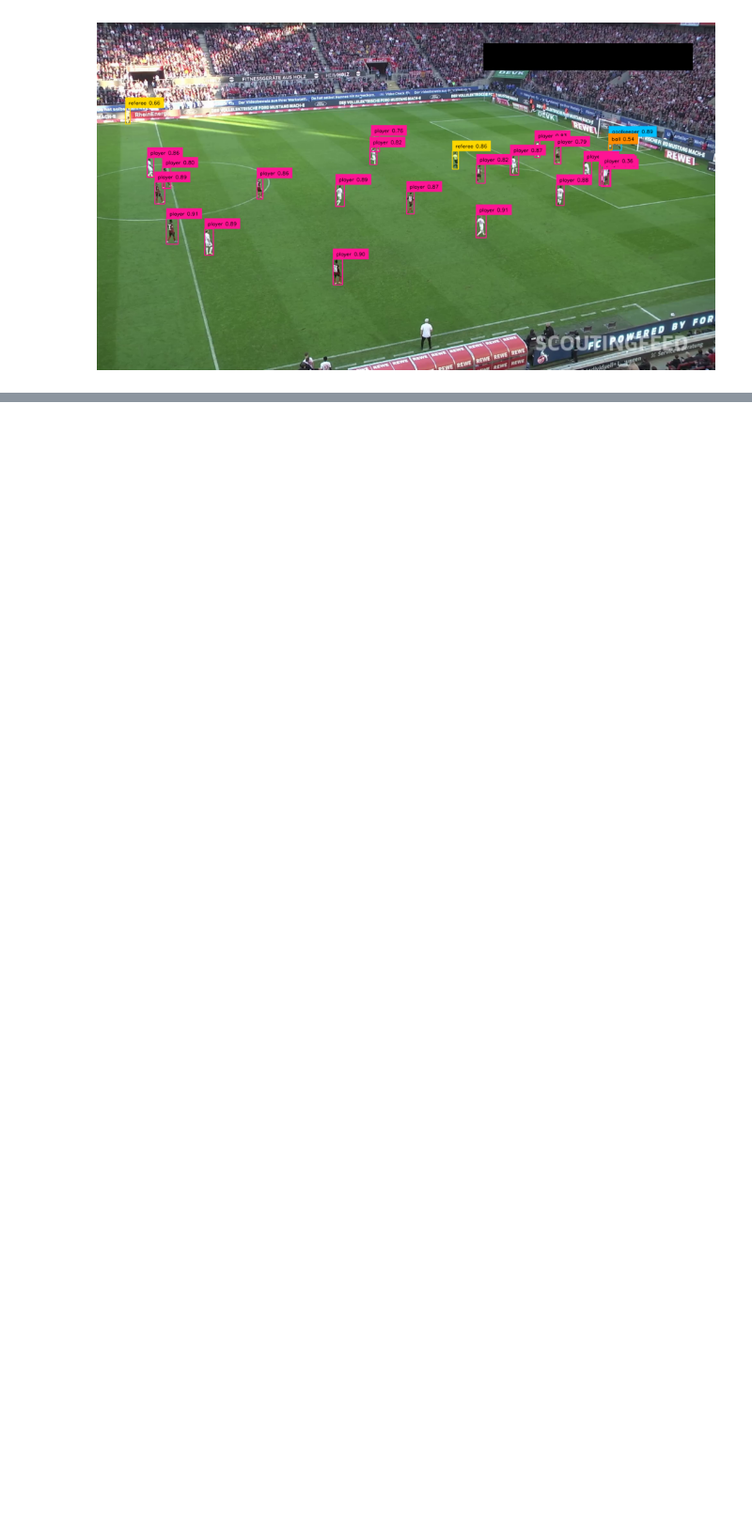
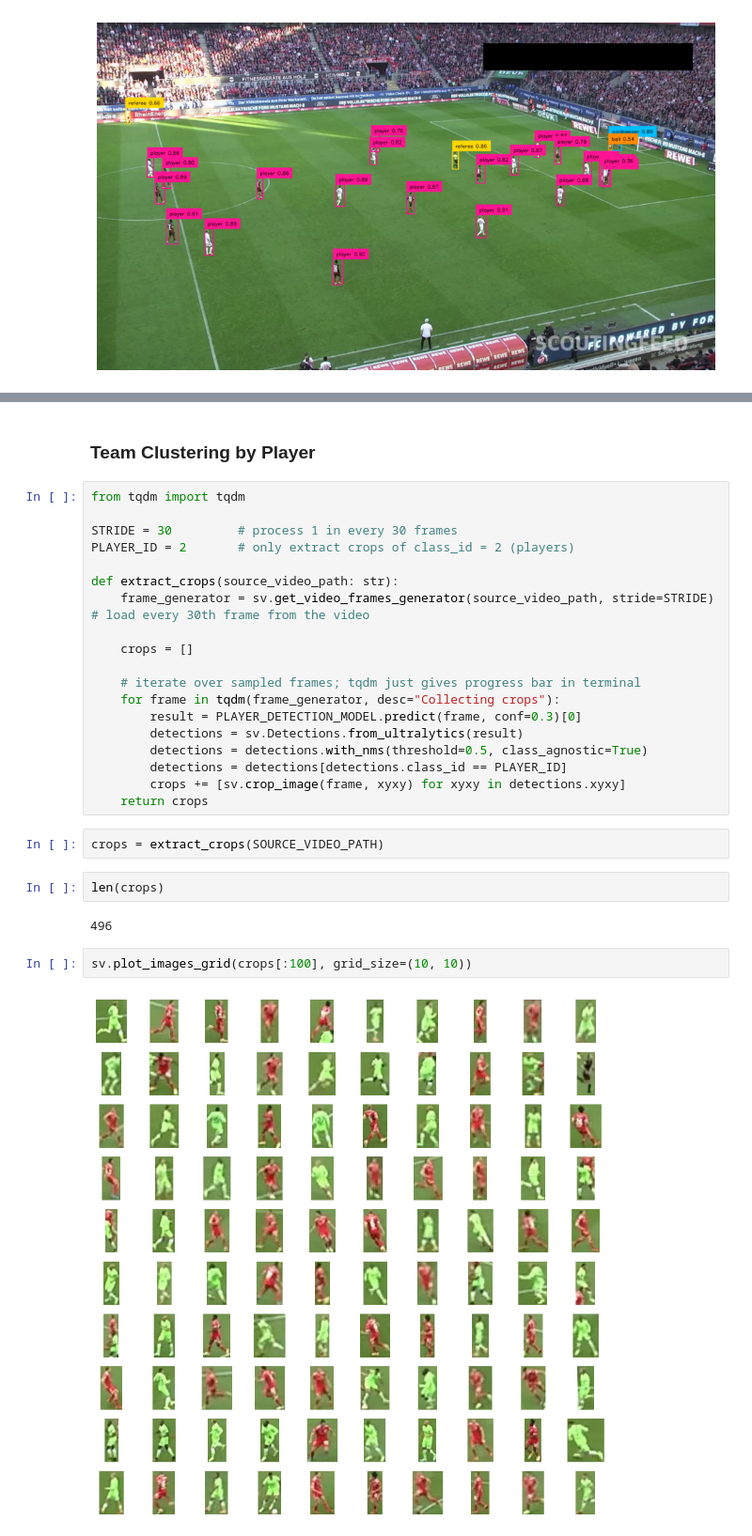
Before and after one commit to granthohol/soccer-cv, a Jupyter notebook: src/main.ipynb, the cells around one changed output, grey strips where cells are left out. Shown at 94% size. Drawn from its saved outputs; the diff is of its cells as text; blank space fills up the shorter version.

```diff
--- a/src/main.ipynb
+++ b/src/main.ipynb
@@ -49,0 +161,31 @@ sv.plot_image(annotated_frame)
+# %% [markdown]
+### Team Clustering by Player
+# %%
+from tqdm import tqdm
+
+STRIDE = 30         # process 1 in every 30 frames
+PLAYER_ID = 2       # only extract crops of class_id = 2 (players)
+
+def extract_crops(source_video_path: str):
+    frame_generator = sv.get_video_frames_generator(source_video_path, stride=STRIDE)   # load every 30th frame from the video
+
+    crops = []
+
+    # iterate over sampled frames; tqdm just gives progress bar in terminal
+    for frame in tqdm(frame_generator, desc="Collecting crops"):
+        result = PLAYER_DETECTION_MODEL.predict(frame, conf=0.3)[0]
+        detections = sv.Detections.from_ultralytics(result)
+        detections = detections.with_nms(threshold=0.5, class_agnostic=True)
+        detections = detections[detections.class_id == PLAYER_ID]
+        crops += [sv.crop_image(frame, xyxy) for xyxy in detections.xyxy]
+    return crops
+# %%
+crops = extract_crops(SOURCE_VIDEO_PATH)
+# %%
+len(crops)
+# %% [output]
+496
+# %%
+sv.plot_images_grid(crops[:100], grid_size=(10, 10))
+# %% [output]
+[figure, added]
```
Also changed, not shown: parts of 15 cells of this notebook.
